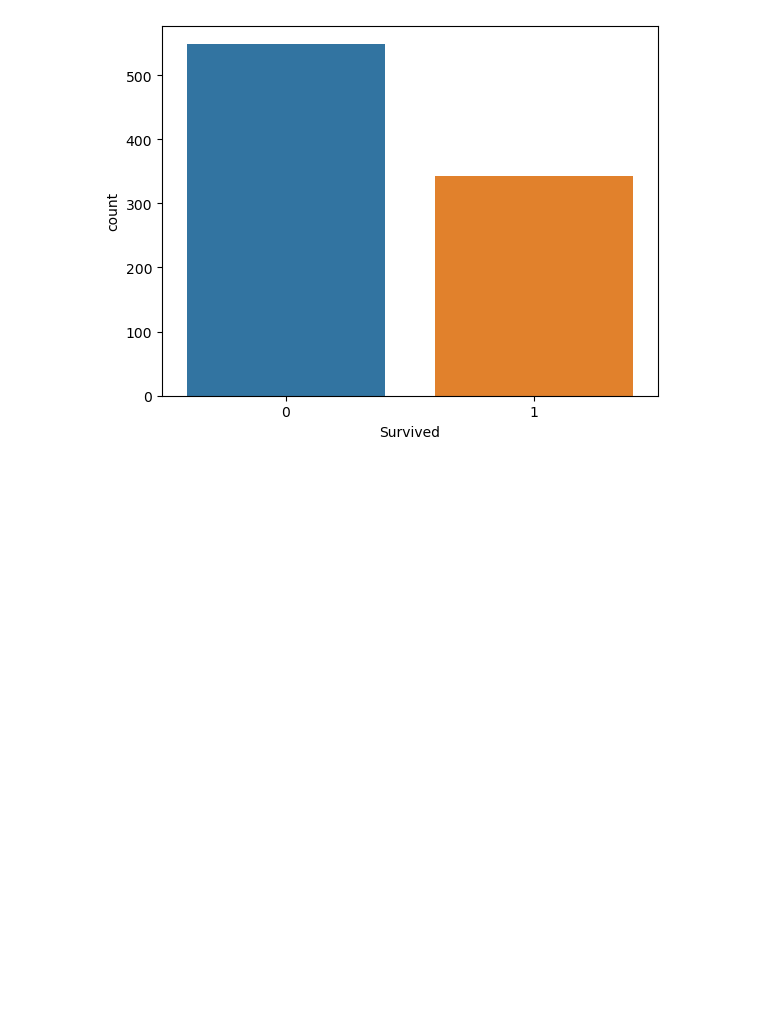
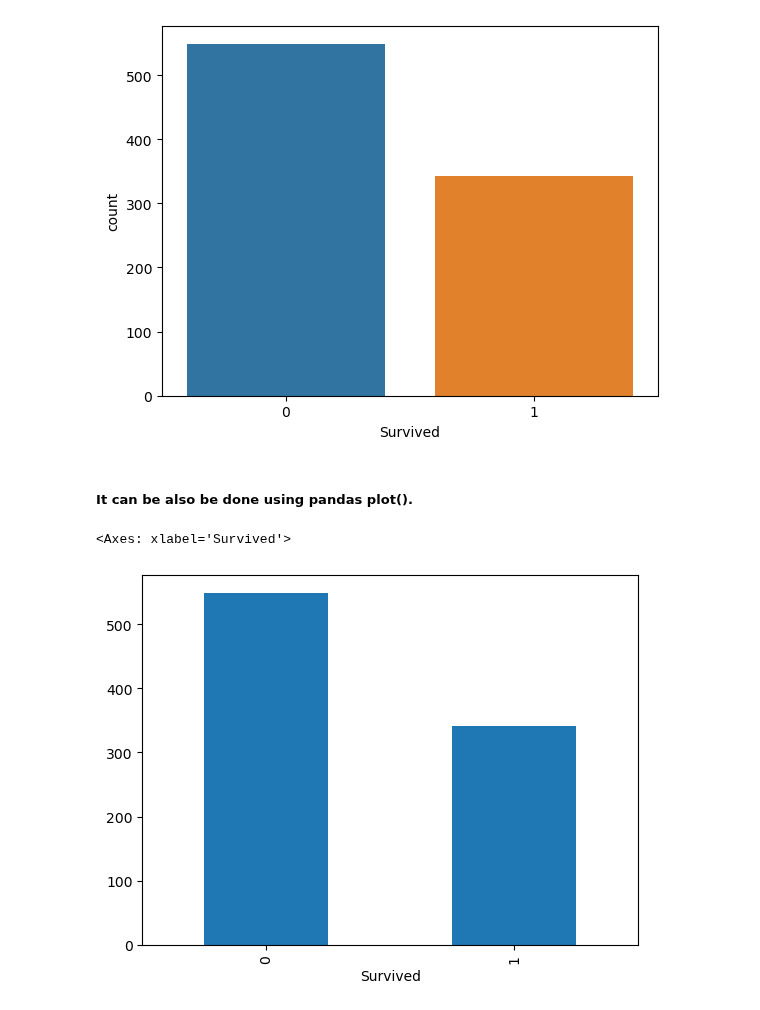
Before and after one commit to Shreyasb1015/Machine-Learning, a Jupyter notebook: eda-using-univariateAnalysis/univariateAnalysis.ipynb, the cells around one changed output. Cells and saved outputs as stored; diff of their text form; code cells hidden in the pictures; blank space fills up the shorter version.

```diff
--- a/eda-using-univariateAnalysis/univariateAnalysis.ipynb
+++ b/eda-using-univariateAnalysis/univariateAnalysis.ipynb
@@ -29,3 +29,10 @@ sns.countplot(df, x="Survived")
 # %% [output]
 <Axes: xlabel='Survived', ylabel='count'>
 [figure]
+# %% [markdown]
+##### It can be also be done using pandas plot().
+# %%
+df['Survived'].value_counts().plot(kind='bar')
+# %% [output]
+<Axes: xlabel='Survived'>
+[figure, added]
```
Also changed, not shown: parts of 4 cells of this notebook.
